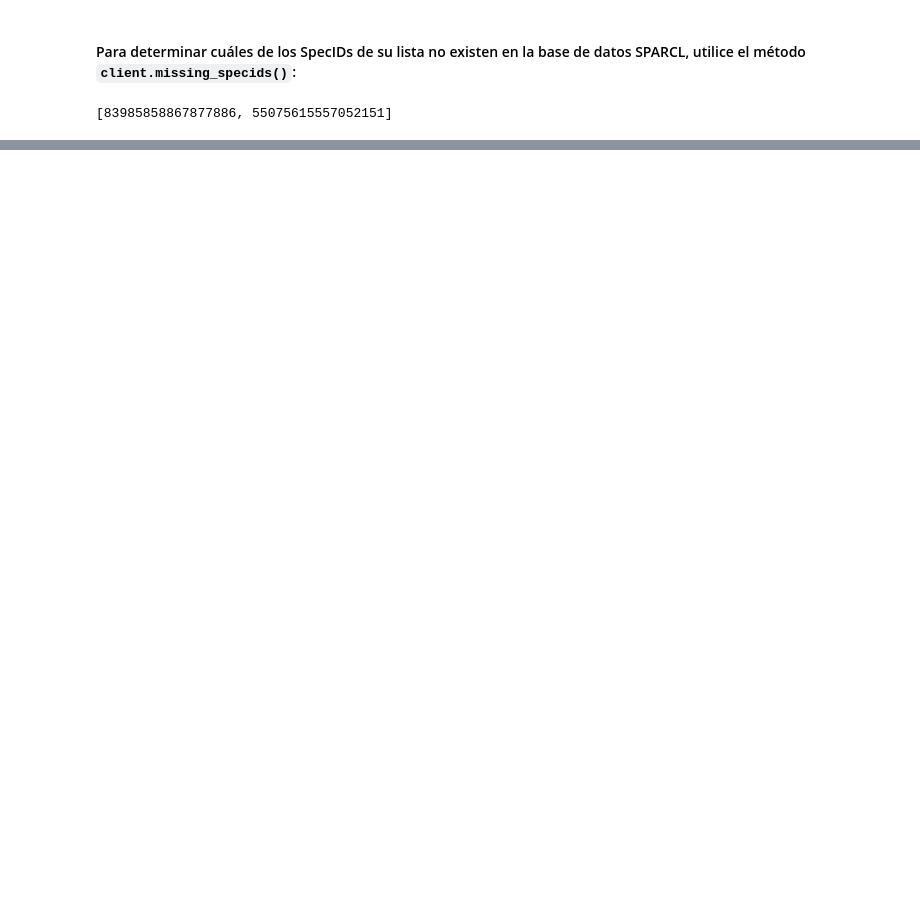
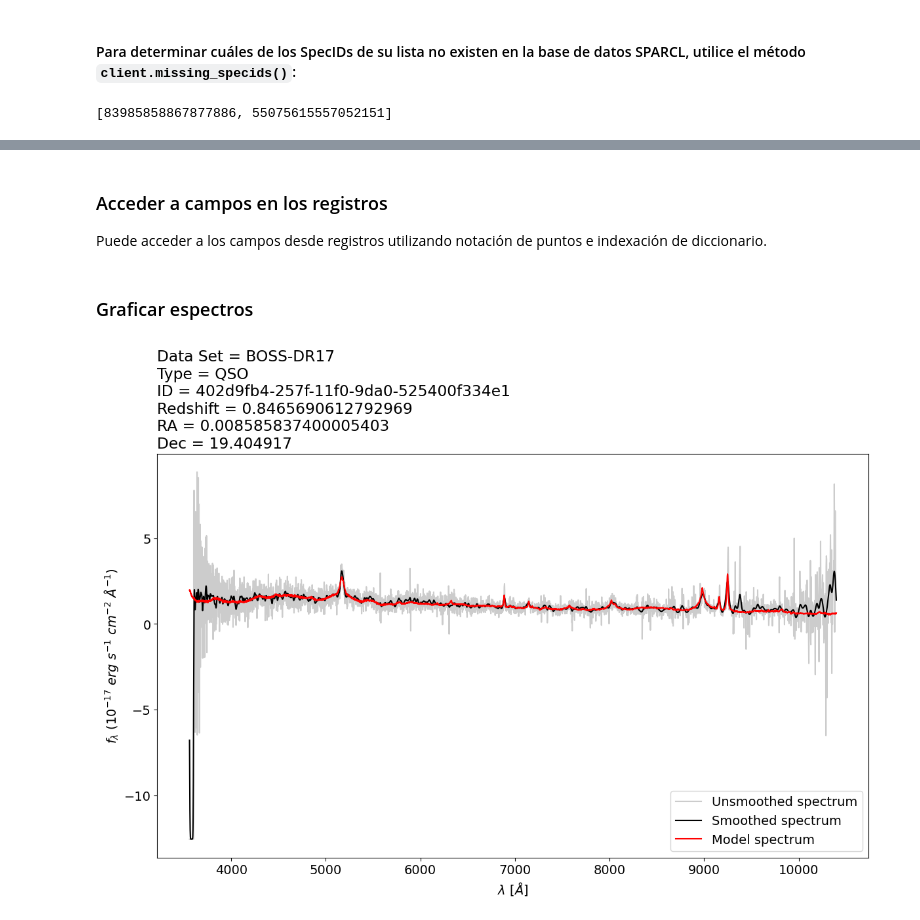
Before and after one commit to astro-datalab/notebooks-latest-es, a Jupyter notebook: 04_ComoHacer/SPARCL/Como_usar_SPARCL.ipynb, the cells around one changed output, grey strips where cells are left out. Cells and saved outputs as stored; diff of their text form; code cells hidden in the pictures; blank space fills up the shorter version.

```diff
--- a/04_ComoHacer/SPARCL/Como_usar_SPARCL.ipynb
+++ b/04_ComoHacer/SPARCL/Como_usar_SPARCL.ipynb
@@ -737,0 +712,4 @@ client.missing_specids(specid_list=specids_test)
+# %%
+ids_III = found_III.ids
+results_III = client.retrieve(uuid_list=ids_III, include=inc)
+results_III.info
@@ -737,0 +734,3 @@ client.missing_specids(specid_list=specids_test)
+# %% [markdown]
+### Acceder a campos en los registros
+Puede acceder a los campos desde registros utilizando notación de puntos e indexación de diccionario.
@@ -737,0 +749,45 @@ client.missing_specids(specid_list=specids_test)
+# %% [markdown]
+### Graficar espectros
+# %%
+def plot_spec(index, results):
+    """
+    Pass an index value and the output from using client.retrieve()
+    to plot the spectrum at the specified index.
+    """
+
+    record = results.records[index]
+
+    sparcl_id = record.sparcl_id
+    data_release = record.data_release
+    flux = record.flux
+    wavelength = record.wavelength
+    model = record.model
+    spectype = record.spectype
+    redshift = record.redshift
+    ra = record.ra
+    dec = record.dec
+
+    plt.title(f"Data Set = {data_release}\n"
+              f"Type = {spectype}\n"
+              f"ID = {sparcl_id}\n"
+              f"Redshift = {redshift}\n"
+              f"RA = {ra}\n"
+              f"Dec = {dec}", loc='left')
+    plt.xlabel('$\lambda\ [\AA]$')
+    plt.ylabel('$f_{\lambda}$ $(10^{-17}$ $erg$ $s^{-1}$ $cm^{-2}$ $\AA^{-1})$')
+
+    # Plot unsmoothed spectrum in grey
+    plt.plot(wavelength, flux, color='k', alpha=0.2, label='Unsmoothed spectrum')
+
+    # Overplot spectrum smoothed using a 1-D Gaussian Kernel in black
+    plt.plot(wavelength, convolve(flux, Gaussian1DKernel(5)), color='k', label='Smoothed spectrum')
+
+    # Overplot the model spectrum in red
+    plt.plot(wavelength, model, color='r', label='Model spectrum')
+
+    plt.legend()
+    plt.show()
+# %%
+plot_spec(index=3, results=results_III)
+# %% [output]
+[figure, added]
```
Also changed, not shown: parts of 89 cells of this notebook.
